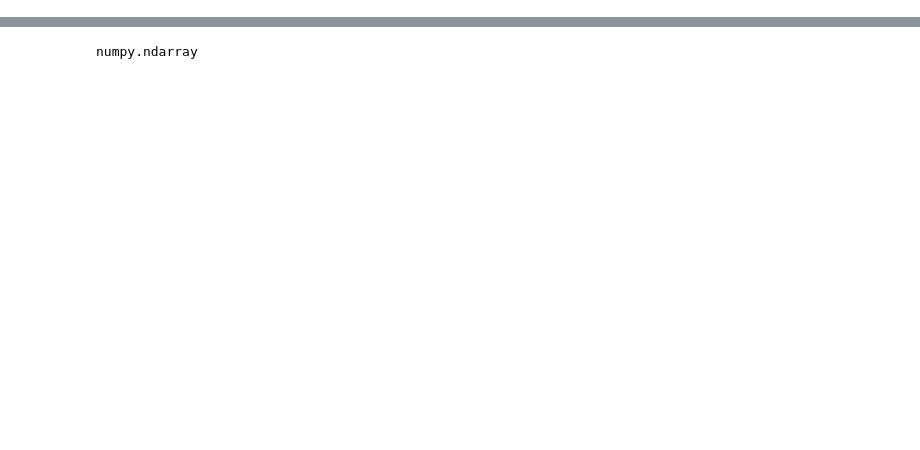
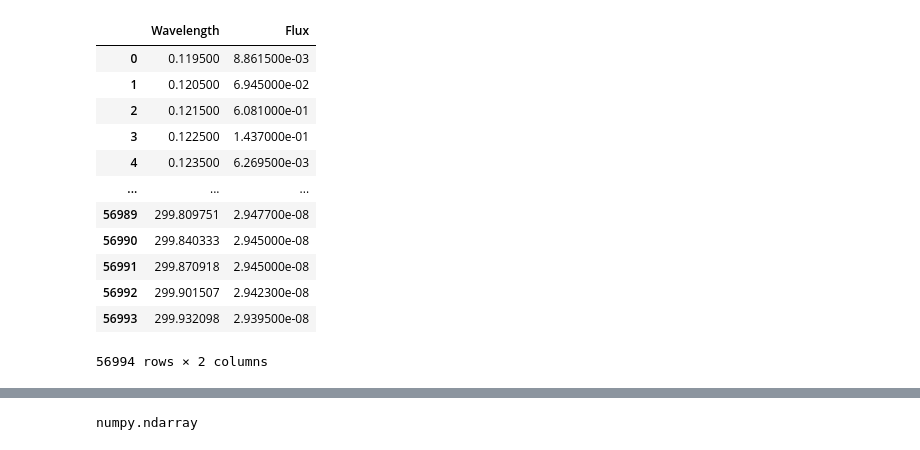
Before and after one commit to bcarry/ska, a Jupyter notebook: sandbox/sandbox.ipynb, the cells around one changed output, grey strips where cells are left out. Drawn from its saved outputs; the diff is of its cells as text; code cells hidden in the pictures; blank space fills up the shorter version.

```diff
--- a/sandbox/sandbox.ipynb
+++ b/sandbox/sandbox.ipynb
@@ -10,3 +10,22 @@ import matplotlib.pyplot as plt
 import pandas as pd
 
 import ska
+# %%
+df = pd.read_csv('sun.csv')
+ms = ska.Spectrum(df)
+# %%
+df
+# %% [output]
+|  | Wavelength | Flux |
+| 0 | 0.119500 | 8.861500e-03 |
+| 1 | 0.120500 | 6.945000e-02 |
+| 2 | 0.121500 | 6.081000e-01 |
+| 3 | 0.122500 | 1.437000e-01 |
+| 4 | 0.123500 | 6.269500e-03 |
+| ... | ... | ... |
+| 56989 | 299.809751 | 2.947700e-08 |
+| 56990 | 299.840333 | 2.945000e-08 |
+| 56991 | 299.870918 | 2.945000e-08 |
+| 56992 | 299.901507 | 2.942300e-08 |
+| 56993 | 299.932098 | 2.939500e-08 |
+56994 rows × 2 columns
```
Also changed, not shown: parts of 4 cells of this notebook, 9 other files.
